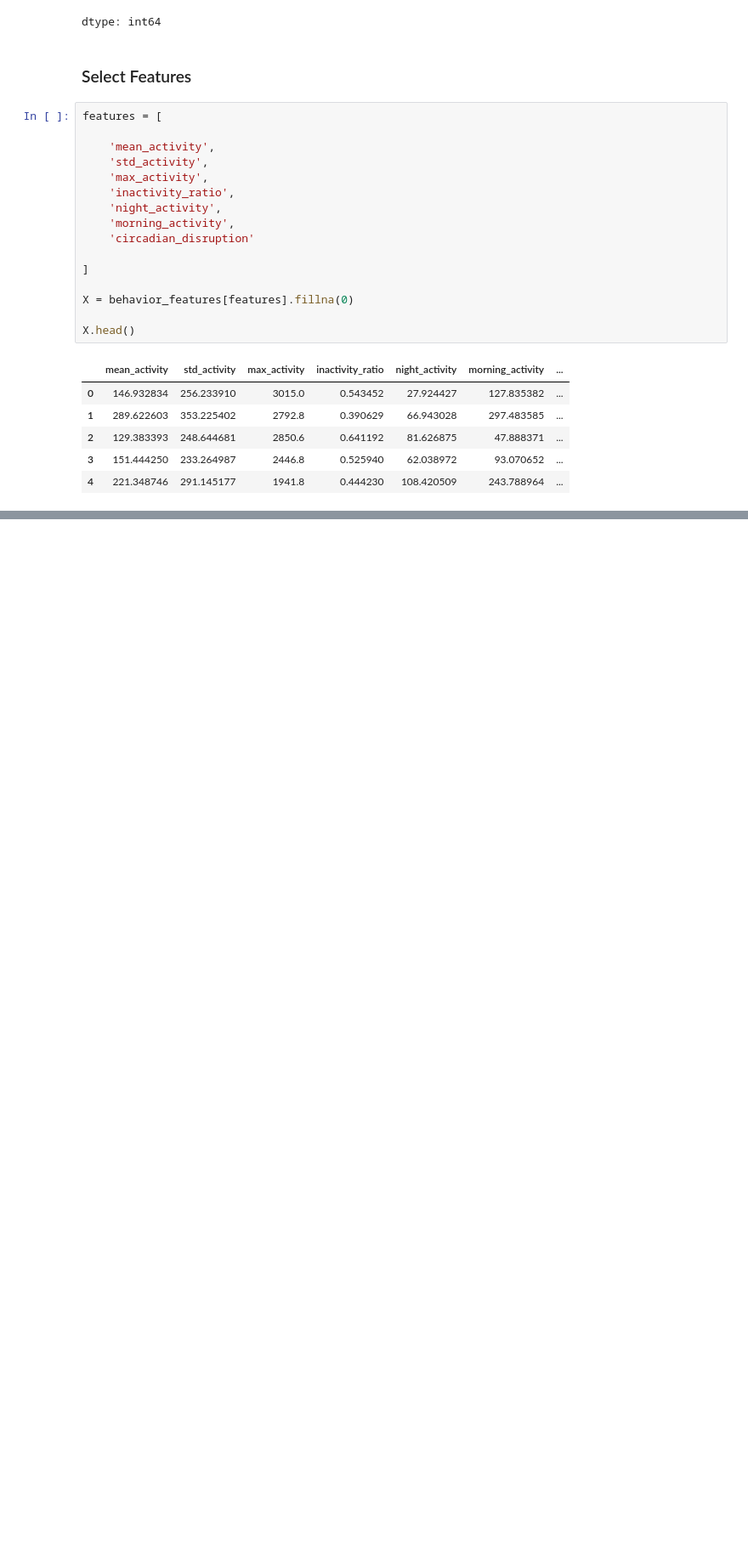
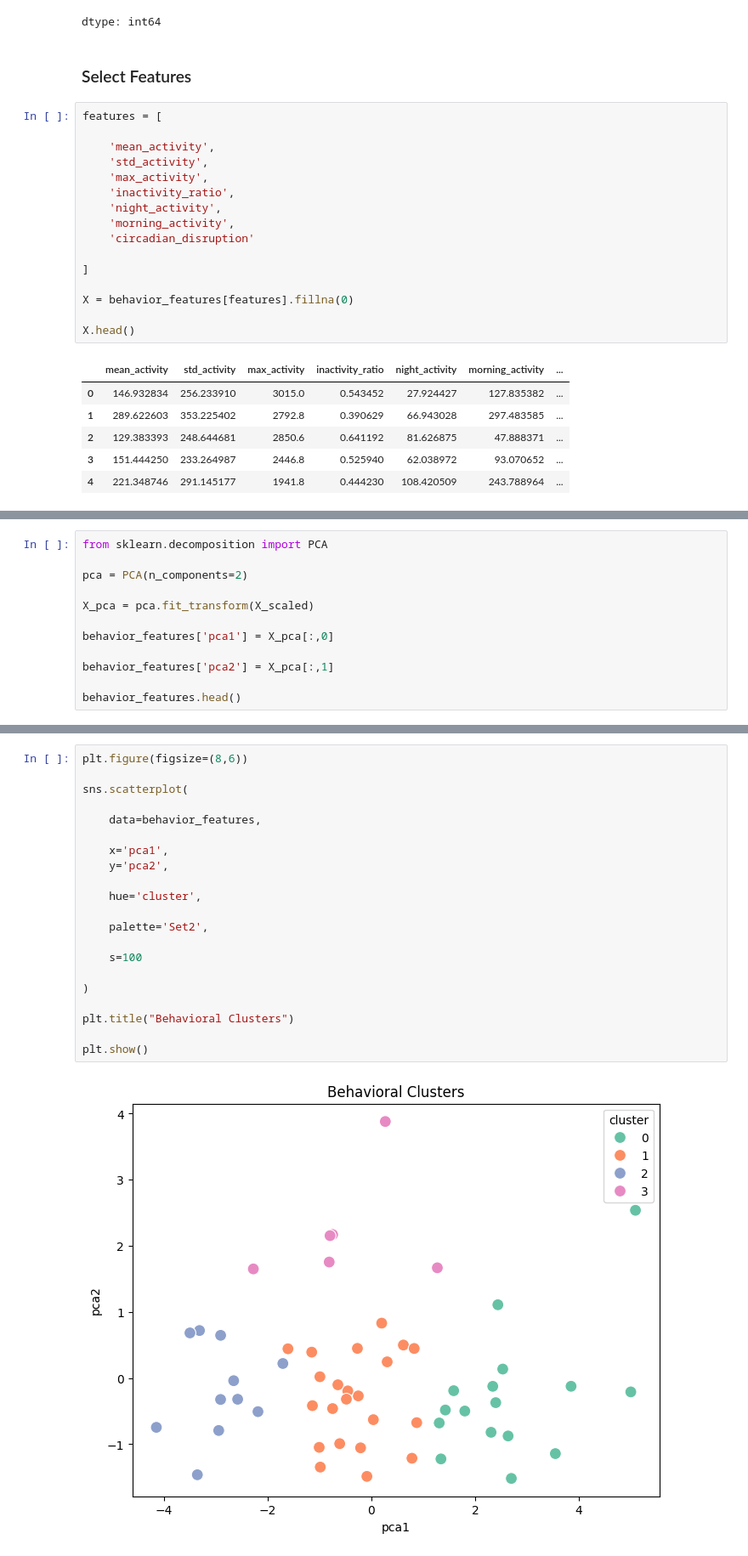
Before and after one commit to Razany98/Depresjon-Behavioral-Profiling, a Jupyter notebook: Behavior Profiling.ipynb, the cells around one changed output, grey strips where cells are left out. Shown at 85% size. Drawn from its saved outputs; the diff is of its cells as text; blank space fills up the shorter version.

Commit message:
Behavioral Profiling

```diff
--- a/Behavior Profiling.ipynb
+++ b/Behavior Profiling.ipynb
@@ -305,0 +395,12 @@ X.head()
+# %%
+from sklearn.decomposition import PCA
+
+pca = PCA(n_components=2)
+
+X_pca = pca.fit_transform(X_scaled)
+
+behavior_features['pca1'] = X_pca[:,0]
+
+behavior_features['pca2'] = X_pca[:,1]
+
+behavior_features.head()
@@ -305,0 +416,23 @@ X.head()
+# %%
+plt.figure(figsize=(8,6))
+
+sns.scatterplot(
+
+    data=behavior_features,
+
+    x='pca1',
+    y='pca2',
+
+    hue='cluster',
+
+    palette='Set2',
+
+    s=100
+
+)
+
+plt.title("Behavioral Clusters")
+
+plt.show()
+# %% [output]
+[figure, added]
```
Also changed, not shown: parts of 18 cells of this notebook.
